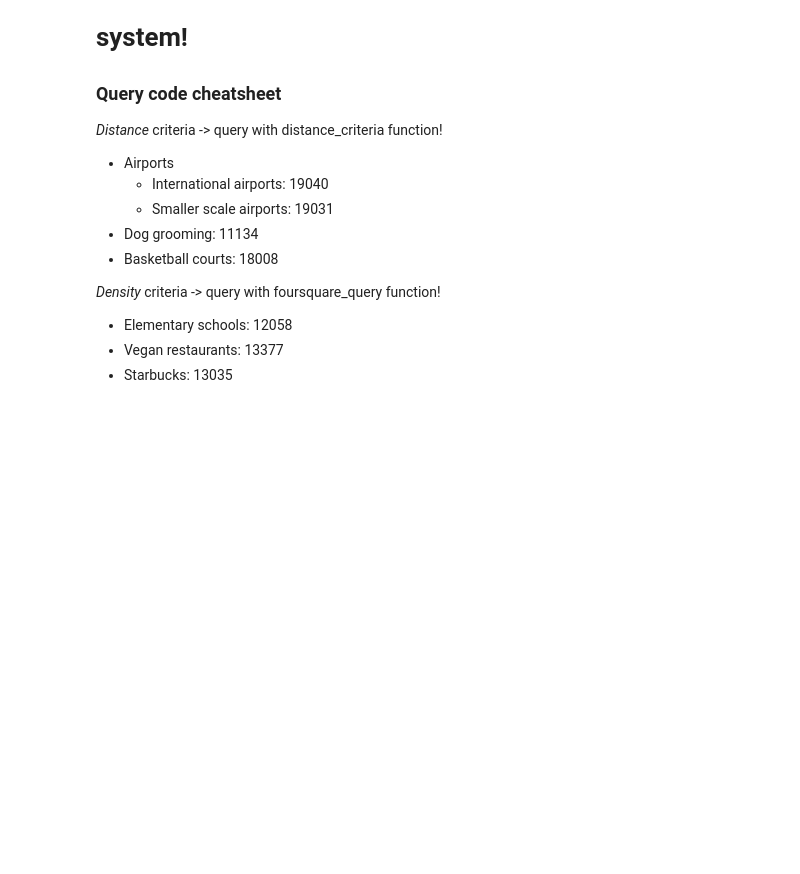
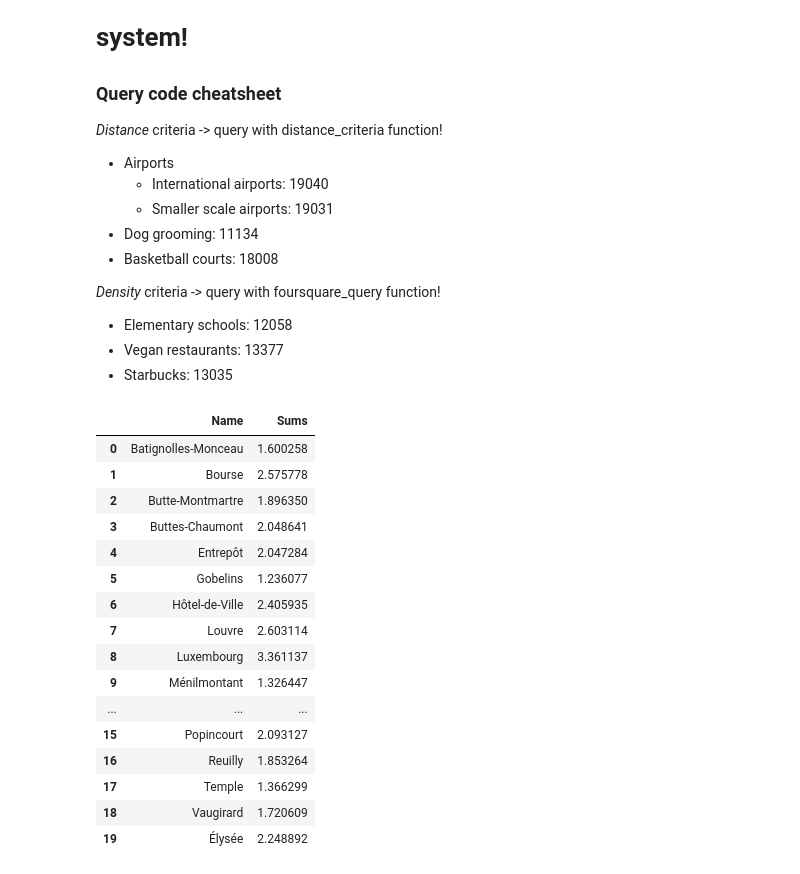
Before and after one commit to gerardrius/Gerard-Project-III, a Jupyter notebook: ponderation.ipynb, the cells around one changed output. Saved outputs shown, nothing was run; the diff lists cells and outputs as text; code cells hidden in the pictures; blank space fills up the shorter version.

```diff
--- a/ponderation.ipynb
+++ b/ponderation.ipynb
@@ -43,6 +43,31 @@ vegan_normalized = density_or_points_normalizer(vegan_density, 'Vegan restaurant
 starbucks_query = foursquare_query('Starbucks', 13035, 'Paris', 50)
 starbucks_density = spot_finder(starbucks_query)
 starbucks_normalized = density_or_points_normalizer(starbucks_density, 'Starbucks')
+# %%
+area_info.drop(['Area'], inplace=True, axis='columns')
+area_info['Sums'] = area_info.sum(axis=1)
+ponderation = area_info[['Name', 'Sums']]
+ponderation.sort_values(by=['Sums'], ascending = False, inplace = True)
+ponderation.reset_index(drop=True, inplace = True)
+ponderation
+# %% [output]
+|  | Name | Sums |
+| 0 | Batignolles-Monceau | 1.600258 |
+| 1 | Bourse | 2.575778 |
+| 2 | Butte-Montmartre | 1.896350 |
+| 3 | Buttes-Chaumont | 2.048641 |
+| 4 | Entrepôt | 2.047284 |
+| 5 | Gobelins | 1.236077 |
+| 6 | Hôtel-de-Ville | 2.405935 |
+| 7 | Louvre | 2.603114 |
+| 8 | Luxembourg | 3.361137 |
+| 9 | Ménilmontant | 1.326447 |
+| ... | ... | ... |
+| 15 | Popincourt | 2.093127 |
+| 16 | Reuilly | 1.853264 |
+| 17 | Temple | 1.366299 |
+| 18 | Vaugirard | 1.720609 |
+| 19 | Élysée | 2.248892 |
 # %%
 area_info
 # %% [output]
```
Also changed, not shown: parts of 2 cells of this notebook.
